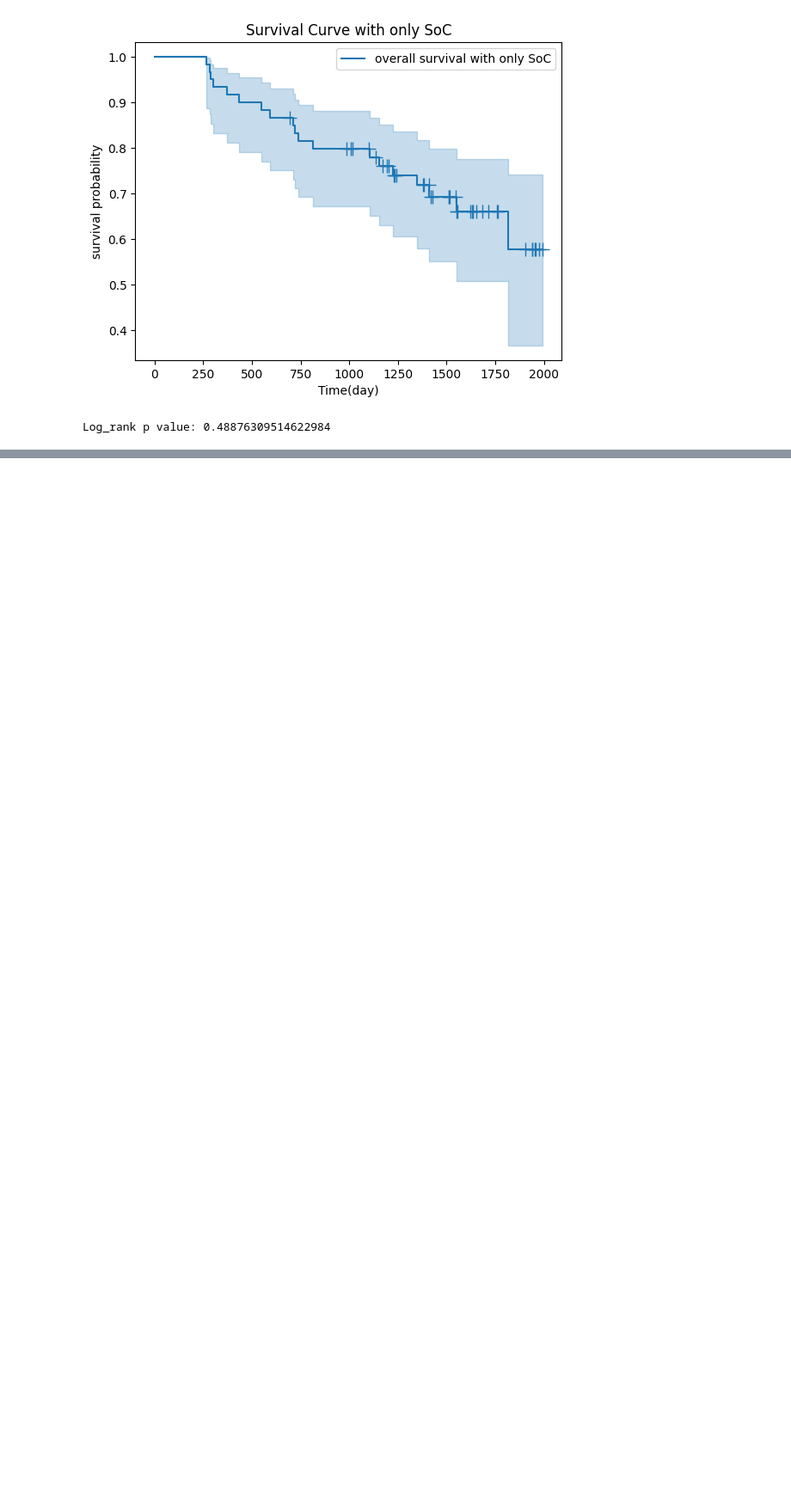
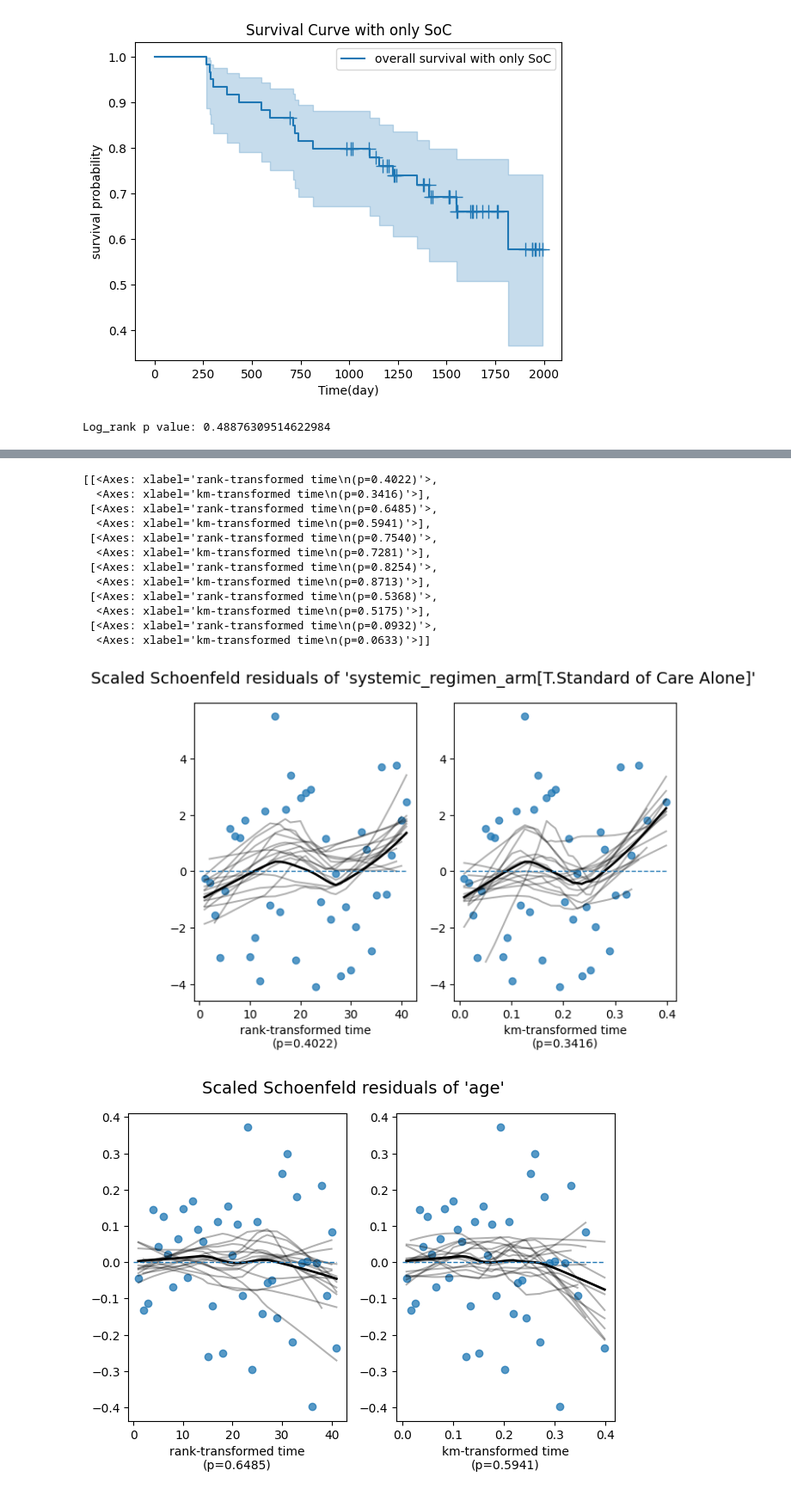
Before and after one commit to Olivia84-gif/UCL-health-data, a Jupyter notebook: survival analysis-health data project.ipynb, the cells around one changed output, grey strips where cells are left out. Shown at 86% size. Cells and saved outputs as stored; diff of their text form; code cells hidden in the pictures; blank space fills up the shorter version.

```diff
--- a/survival analysis-health data project.ipynb
+++ b/survival analysis-health data project.ipynb
@@ -176,3 +247,7 @@ cph.print_summary()
 | Partial AIC | 365.07 |
 | log-likelihood ratio test | 14.89 on 6 df |
 | -log2(p) of ll-ratio test | 5.56 |
+# %%
+cph_adjusted=CoxPHFitter()
+cph_adjusted.fit(survival_df,duration_col='overall_survival_days',event_col='death_recorded_flag',formula='systemic_regimen_arm+age+cancer_stage_at_dx+charlson_comorbidity_index')
+cph_adjusted.print_summary()
@@ -218,0 +314,3 @@ Proportional hazard assumption looks okay.
+# %%
+cph_adjusted.check_assumptions(survival_df,p_value_threshold=0.05,show_plots=True)
+# %% [output]
@@ -218,0 +335,14 @@ Proportional hazard assumption looks okay.
+[[<Axes: xlabel='rank-transformed time\n(p=0.4022)'>,
+  <Axes: xlabel='km-transformed time\n(p=0.3416)'>],
+ [<Axes: xlabel='rank-transformed time\n(p=0.6485)'>,
+  <Axes: xlabel='km-transformed time\n(p=0.5941)'>],
+ [<Axes: xlabel='rank-transformed time\n(p=0.7540)'>,
+  <Axes: xlabel='km-transformed time\n(p=0.7281)'>],
+ [<Axes: xlabel='rank-transformed time\n(p=0.8254)'>,
+  <Axes: xlabel='km-transformed time\n(p=0.8713)'>],
+ [<Axes: xlabel='rank-transformed time\n(p=0.5368)'>,
+  <Axes: xlabel='km-transformed time\n(p=0.5175)'>],
+ [<Axes: xlabel='rank-transformed time\n(p=0.0932)'>,
+  <Axes: xlabel='km-transformed time\n(p=0.0633)'>]]
+[figure, added]
+[figure, added]
```
Also changed, not shown: parts of 15 cells of this notebook.
